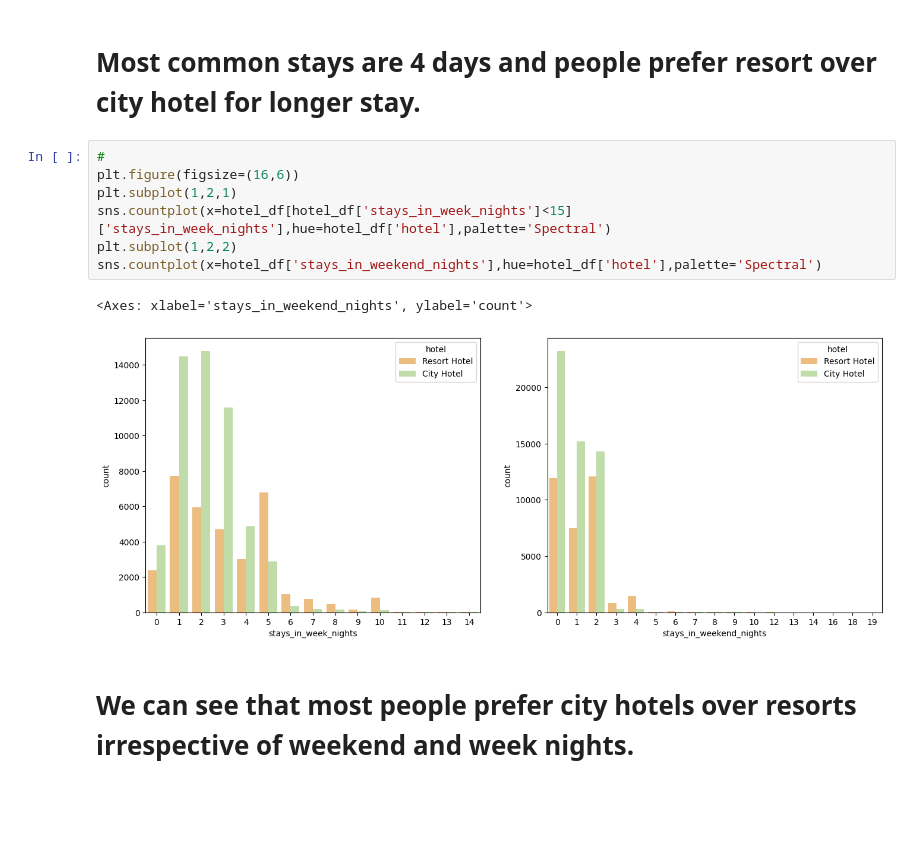
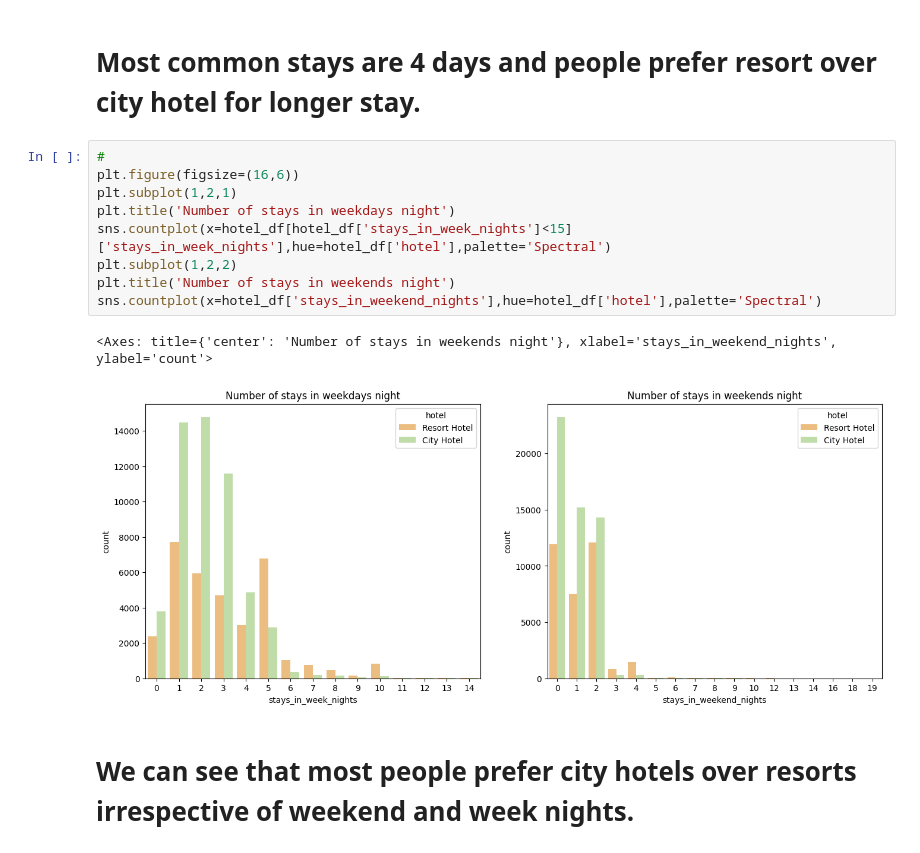
Before and after one commit to vishant750/hotelbookinganalysis, a Jupyter notebook: EDA_Hotel_Analysis.ipynb, the cells around one changed output. Cells and saved outputs as stored; diff of their text form; blank space fills up the shorter version.

```diff
--- a/EDA_Hotel_Analysis.ipynb
+++ b/EDA_Hotel_Analysis.ipynb
@@ -486,13 +486,15 @@ Text(0.5, 1.0, 'Stay length in hotels')
 # %%
 #
 plt.figure(figsize=(16,6))
 plt.subplot(1,2,1)
+plt.title('Number of stays in weekdays night')
 sns.countplot(x=hotel_df[hotel_df['stays_in_week_nights']<15]['stays_in_week_nights'],hue=hotel_df['hotel'],palette='Spectral')
 plt.subplot(1,2,2)
+plt.title('Number of stays in weekends night')
 sns.countplot(x=hotel_df['stays_in_weekend_nights'],hue=hotel_df['hotel'],palette='Spectral')
 # %% [output]
-<Axes: xlabel='stays_in_weekend_nights', ylabel='count'>
+<Axes: title={'center': 'Number of stays in weekends night'}, xlabel='stays_in_weekend_nights', ylabel='count'>
-[figure, old version]
+[figure, new version]
 # %% [markdown]
 # We can see that most people prefer city hotels over resorts irrespective of weekend and week nights.
 # %%
```
Also changed, not shown: parts of 4 cells of this notebook.
